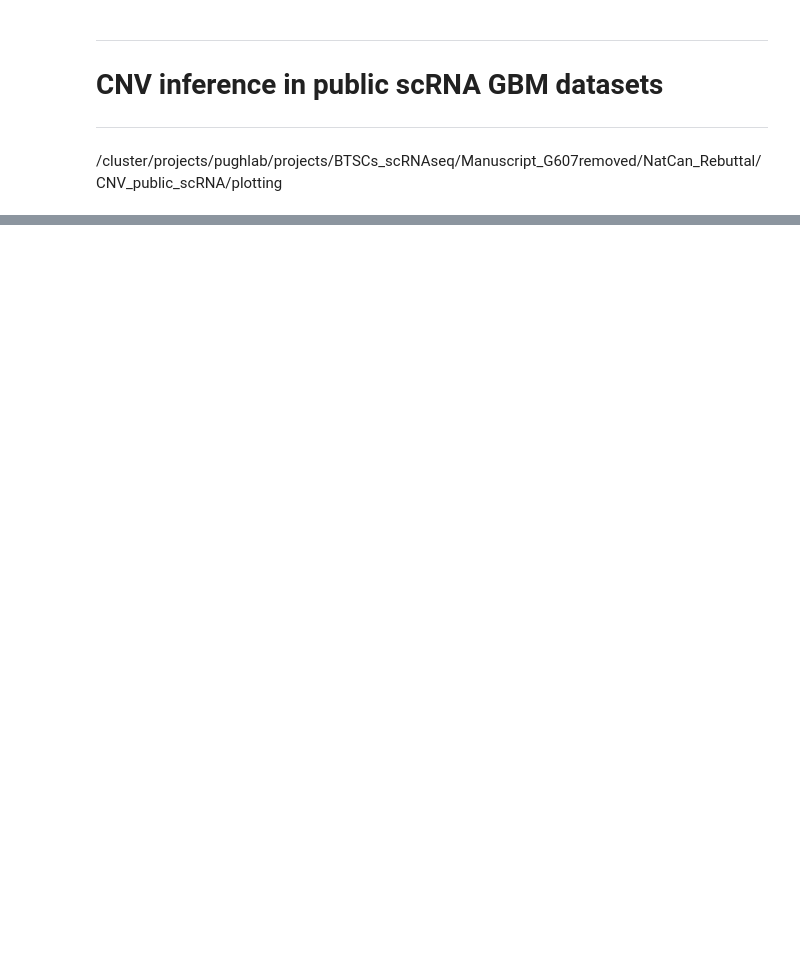
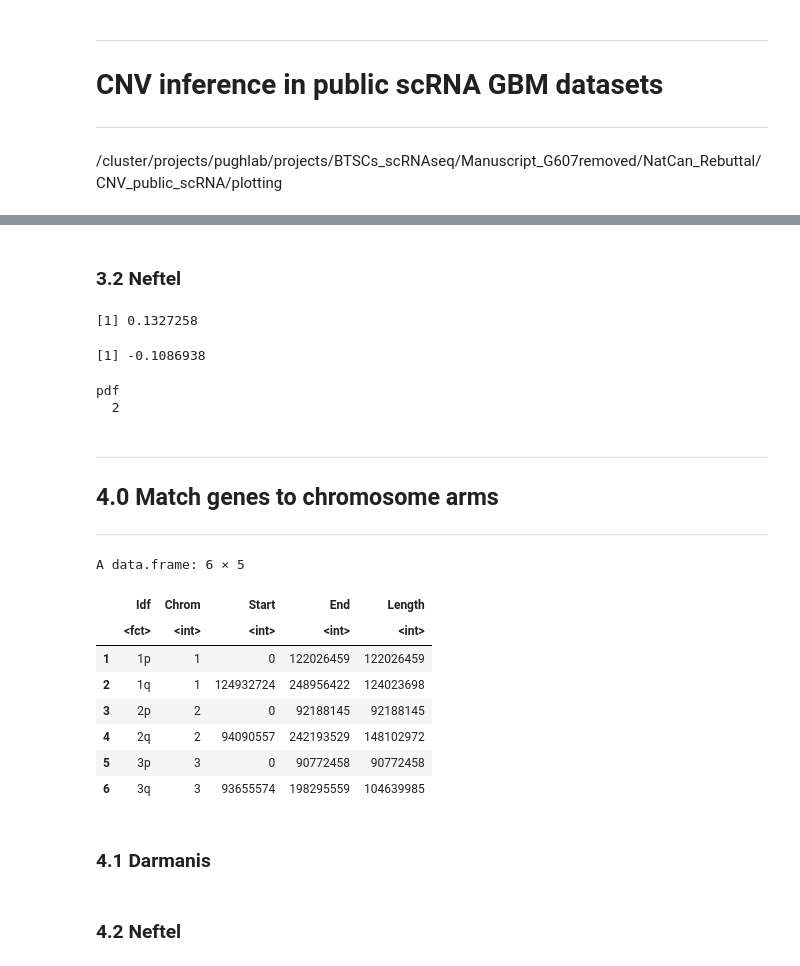
Before and after one commit to pughlab/su2c-gsc-scrna, a Jupyter notebook: bin/NatCan_Rebuttal_June2020/CNV_public_scRNA_plotting.ipynb, the cells around one changed output, grey strips where cells are left out. Drawn from its saved outputs; the diff is of its cells as text; code cells hidden in the pictures; blank space fills up the shorter version.

```diff
--- a/bin/NatCan_Rebuttal_June2020/CNV_public_scRNA_plotting.ipynb
+++ b/bin/NatCan_Rebuttal_June2020/CNV_public_scRNA_plotting.ipynb
@@ -24,0 +426,61 @@ cnv.dat <-
+# %% [markdown]
+### 3.2 Neftel
+# %%
+setwd("~/Desktop/H4H/pughlab/projects/BTSCs_scRNAseq/Manuscript_G607removed/NatCan_Rebuttal/CNV_public_scRNA/Neftel/Cutoff_1/")
+cnvs <- readRDS("Neftel_Ordered_CNV_matrix.rds")
+cnv.genes <- readRDS("Neftel_CNVgenes.rds")
+
+### average inferCNV scores across chromosomes
+chr7 <- colMeans(cnvs[rownames(cnv.genes)[cnv.genes$Chromosome == 7], ])
+chr10 <- colMeans(cnvs[rownames(cnv.genes)[cnv.genes$Chromosome == 10], ])
+
+pdf("Neftel_Chr_Cutoffs.pdf", width = 10, height = 4)
+par(mfrow=c(1,2))
+### plot inferCNV scores on chromosome 7 to define amplification
+d <- density(chr7)
+hist(chr7, prob=TRUE, ylim=c(0,4), breaks = 100, col = "grey",
+     main = "Average Chromosome 7 Signal\n(Neftel et al.)",
+     xlab = "InferCNV Score"
+    )
+lines(d, col="red", lty=2, lwd = 2)
+v <- optimize(approxfun(d$x,d$y), interval =c(-0.1,0.55))$minimum
+abline(v=v, col="blue", lwd = 3)
+v
+
+### plot inferCNV scores on chromosome 10 to define loss threshold
+d <- density(chr10)
+hist(chr10, prob=TRUE, ylim=c(0,6), breaks = 100, col = "grey",
+     main = "Average Chromosome 10 Signal\n(Neftel et al.)",
+     xlab = "InferCNV Score"
+    )
+lines(d, col="red", lty=2, lwd = 2)
+v <- optimize(approxfun(d$x,d$y), interval =c(-0.5,0.4))$minimum
+abline(v=v, col="blue", lwd = 3)
+v
+
+dev.off()
+# %% [output]
+[1] 0.1327258
+[1] -0.1086938
+pdf
+  2
+# %% [markdown]
+---
+## 4.0 Match genes to chromosome arms
+---
+# %%
+### download gene - chr arm position file
+chrarms <- read.table("~/Desktop/H4H/pughlab/projects/BTSCs_scRNAseq/Manuscript_G607removed/NatCan_Rebuttal/CNV_TCGA/data/chr_arms.txt", header = T)
+head(chrarms)
+# %% [output]
+A data.frame: 6 × 5
+|  | Idf | Chrom | Start | End | Length |
+|  | <fct> | <int> | <int> | <int> | <int> |
+| 1 | 1p | 1 | 0 | 122026459 | 122026459 |
+| 2 | 1q | 1 | 124932724 | 248956422 | 124023698 |
+| 3 | 2p | 2 | 0 | 92188145 | 92188145 |
+| 4 | 2q | 2 | 94090557 | 242193529 | 148102972 |
+| 5 | 3p | 3 | 0 | 90772458 | 90772458 |
+| 6 | 3q | 3 | 93655574 | 198295559 | 104639985 |
+# %% [markdown]
+### 4.1 Darmanis
@@ -24,0 +520,2 @@ cnv.dat <-
+# %% [markdown]
+### 4.2 Neftel
```
Also changed, not shown: parts of 34 cells of this notebook.
